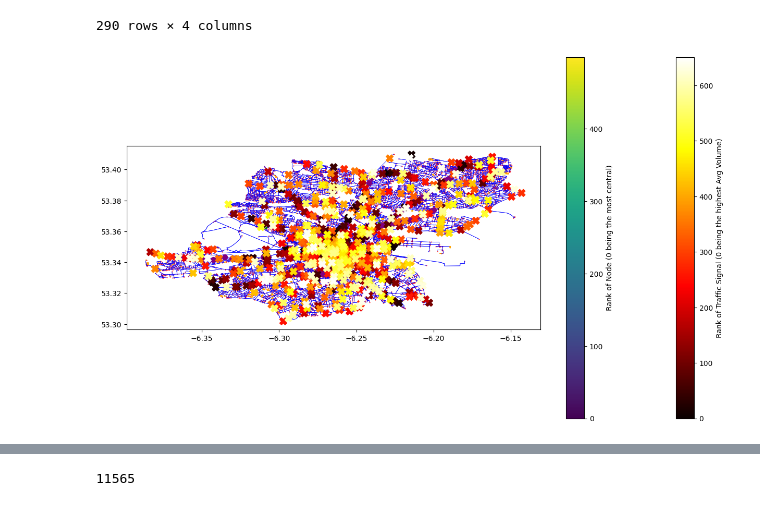
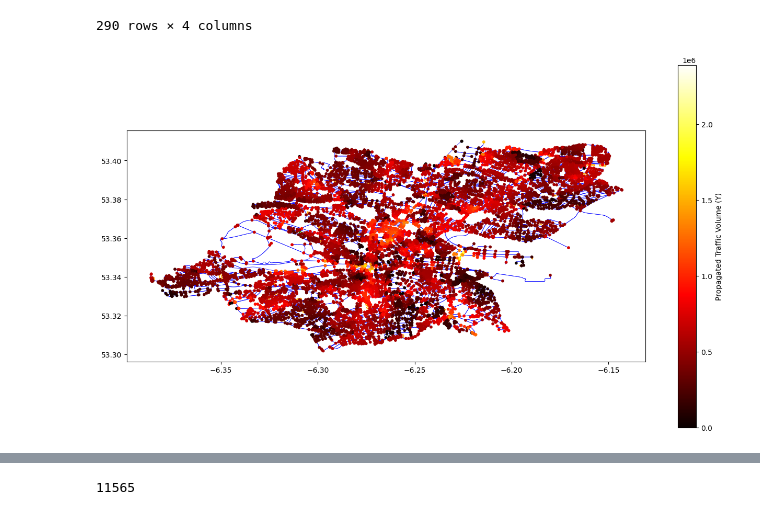
Before and after one commit to williamosherson/hackathon, a Jupyter notebook: hackathon.ipynb, the cells around one changed output, grey strips where cells are left out. Saved outputs shown, nothing was run; the diff lists cells and outputs as text; code cells hidden in the pictures.

```diff
--- a/hackathon.ipynb
+++ b/hackathon.ipynb
@@ -296,77 +296,53 @@ trippledroads_osmids = list(map(lambda element: (indextoosmid[element[0]], index
 is_trippled = visualedges.apply(lambda row: (row['u'], row['v']) in trippledroads_osmids or (row['v'], row['u']) in trippledroads_osmids, axis=1)
 is_doubled = visualedges.apply(lambda row: (row['u'], row['v']) in doubledroads_osmids or (row['v'], row['u']) in doubledroads_osmids, axis=1)
 
 # Separate the trippled roads, doubled roads (excluding trippled), and other roads
 trippled_edges = visualedges[is_trippled]
 doubled_edges = visualedges[is_doubled & ~is_trippled] # Doubled roads that are not trippled
 other_edges = visualedges[~is_doubled] # Roads that are neither doubled nor trippled
 
-# Define the number of top nodes to plot
-n = 500 # Set the desired number of top nodes here
+# Define the number of top nodes to plot (This is not used for the heatmap of Y, can be removed or kept for other purposes)
+# n = 500 # Set the desired number of top nodes here
 
-# Extract the top n node indices from sorted_approx_bc
-top_node_indices = [node for node, bc in sorted_approx_bc[:n]]
-
-# Create a GeoDataFrame for the top n nodes
-top_nodes_gdf = visualnodes.iloc[top_node_indices]
-
-# Create a colormap for the top nodes
-cmap = plt.cm.get_cmap('viridis') # Get the colormap object
-
-# Generate colors based on the rank of the node
-colors = cmap(np.linspace(0, 1, n))
-
-# Create a GeoDataFrame for the traffic signals from the averaged_df
+# Create a GeoDataFrame for the traffic signals from the averaged_df (Keeping this for potential future use or comparison)
 traffic_signals_geometry = gpd.points_from_xy(averaged_df['Long'], averaged_df['Lat'])
 traffic_signals_gdf = gpd.GeoDataFrame(averaged_df, geometry=traffic_signals_geometry)
 
-# Sort traffic_signals_gdf by Avg_Volume in descending order
-traffic_signals_gdf_sorted = traffic_signals_gdf.sort_values(by='Sum_Volume', ascending=False).reset_index(drop=True)
+# Create a colormap for the Y values
+cmap = plt.cm.get_cmap('hot') # Get the colormap object
 
-# Create a colormap for the traffic signals based on their rank
-cmap_traffic = plt.cm.get_cmap('hot') # Get the colormap object
-
-# Generate colors based on the rank of the traffic signal
-colors_traffic = cmap_traffic(np.linspace(0, 1, len(traffic_signals_gdf_sorted)))
+# Normalize the Y values to the colormap range
+norm = mcolors.Normalize(vmin=Y.min(), vmax=Y.max())
 
 
 # Now plot the GeoDataFrames
 fig, ax = plt.subplots(1, 1, figsize=(16, 9)) # Increase figure size
 
-# Plot all nodes as red dots with reduced size and a lower zorder
-visualnodes.plot(ax=ax, markersize=0.2, color='red', zorder=1)
-
-# Plot the edges with a higher zorder than the red nodes
-other_edges.plot(ax=ax, linewidth=0.5, color='blue', zorder=2) # Plot other edges in blue
-doubled_edges.plot(ax=ax, linewidth=1.0, color='orange', zorder=2) # Increased linewidth for doubled roads
-trippled_edges.plot(ax=ax, linewidth=1, color='green', zorder=2) # Increased linewidth for trippled roads
+# Plot the edges with a lower zorder
+other_edges.plot(ax=ax, linewidth=0.5, color='blue', zorder=1) # Plot other edges in blue
+doubled_edges.plot(ax=ax, linewidth=1.0, color='orange', zorder=1) # Increased linewidth for doubled roads
+trippled_edges.plot(ax=ax, linewidth=1, color='green', zorder=1) # Increased linewidth for trippled roads
 
 
-# Plot the top n nodes on top of all other elements
-top_nodes_gdf.plot(ax=ax, markersize=50, color='purple', zorder=3) # Increased markersize and varying color for top nodes
+# Plot all nodes, colored by the Y values, with a higher zorder
+visualnodes.plot(ax=ax, markersize=10, color=cmap(norm(Y)), zorder=2) # Plot nodes with color based on Y values
 
-# Plot the traffic signals colored by their rank
-traffic_signals_gdf_sorted.plot(ax=ax, markersize=100, color=colors_traffic, marker='X', label='Traffic Signals (Rank by Avg Volume)', zorder=4)
-
-# Add a color bar for the traffic signals
-norm_traffic = mcolors.Normalize(vmin=0, vmax=len(traffic_signals_gdf_sorted)-1) # Normalize the color scale to the number of traffic signals
-sm_traffic = plt.cm.ScalarMappable(cmap=cmap_traffic, norm=norm_traffic)
-sm_traffic.set_array([]) # Needed for the colorbar to work
-cbar_traffic = fig.colorbar(sm_traffic, ax=ax)
-cbar_traffic.set_label('Rank of Traffic Signal (0 being the highest Avg Volume)')
-
-
-# Add a color bar for the top nodes
-norm = mcolors.Normalize(vmin=0, vmax=n-1) # Normalize the color scale to the number of nodes
+# Add a color bar for the Y values
 sm = plt.cm.ScalarMappable(cmap=cmap, norm=norm)
 sm.set_array([]) # Needed for the colorbar to work
 cbar = fig.colorbar(sm, ax=ax)
-cbar.set_label('Rank of Node (0 being the most central)')
+cbar.set_label('Propagated Traffic Volume (Y)')
 
 
+# Plot the traffic signals (Optional, keeping it in case you want to see their location relative to the heatmap)
+# traffic_signals_gdf.plot(ax=ax, markersize=100, color='purple', marker='X', label='Traffic Signals', zorder=3)
+
+# Add a legend if you keep the traffic signals plot
+# ax.legend()
+
 # Save the figure before showing it
-plt.savefig('edges_plot_with_top_nodes_gradient.png', dpi=1000) # Save with higher dpi and new filename
+# plt.savefig('propagated_traffic_heatmap.png', dpi=1000) # Save with higher dpi and new filename
 
 plt.show()
 # %% [output]
-[figure, old version]
+[figure, new version]
```
Also changed, not shown: parts of 6 cells of this notebook.
